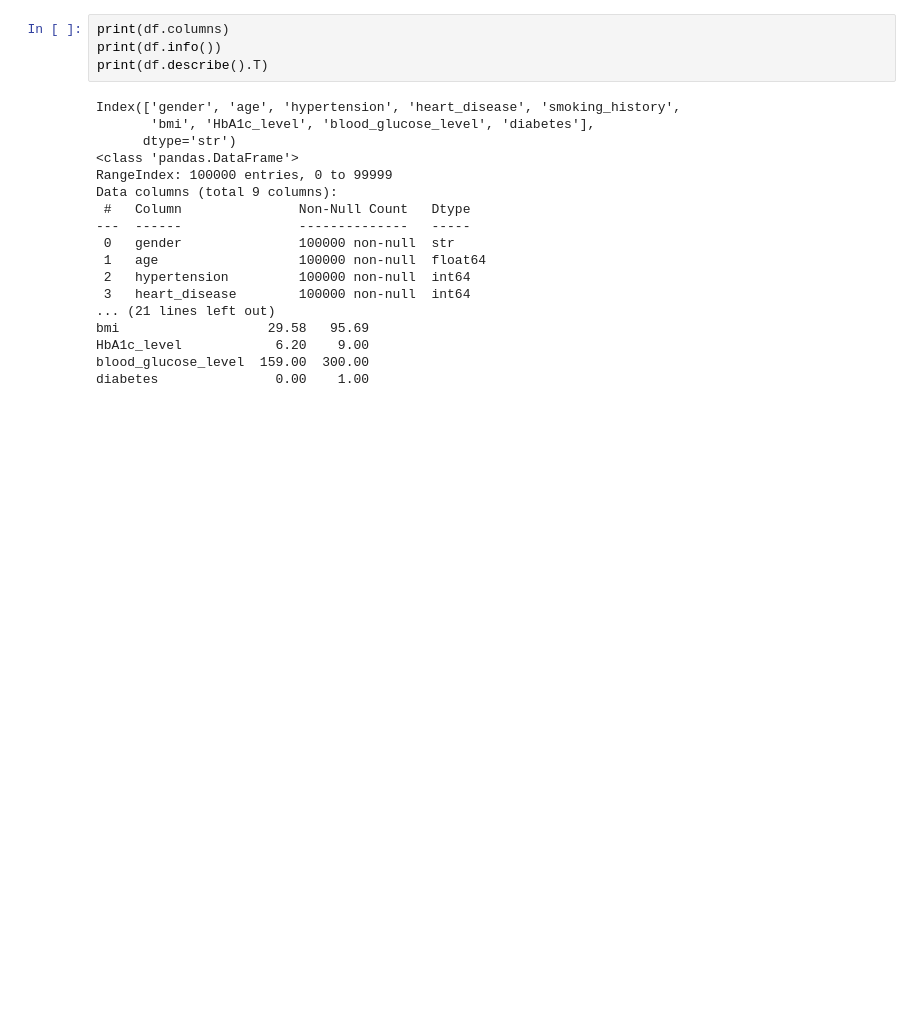
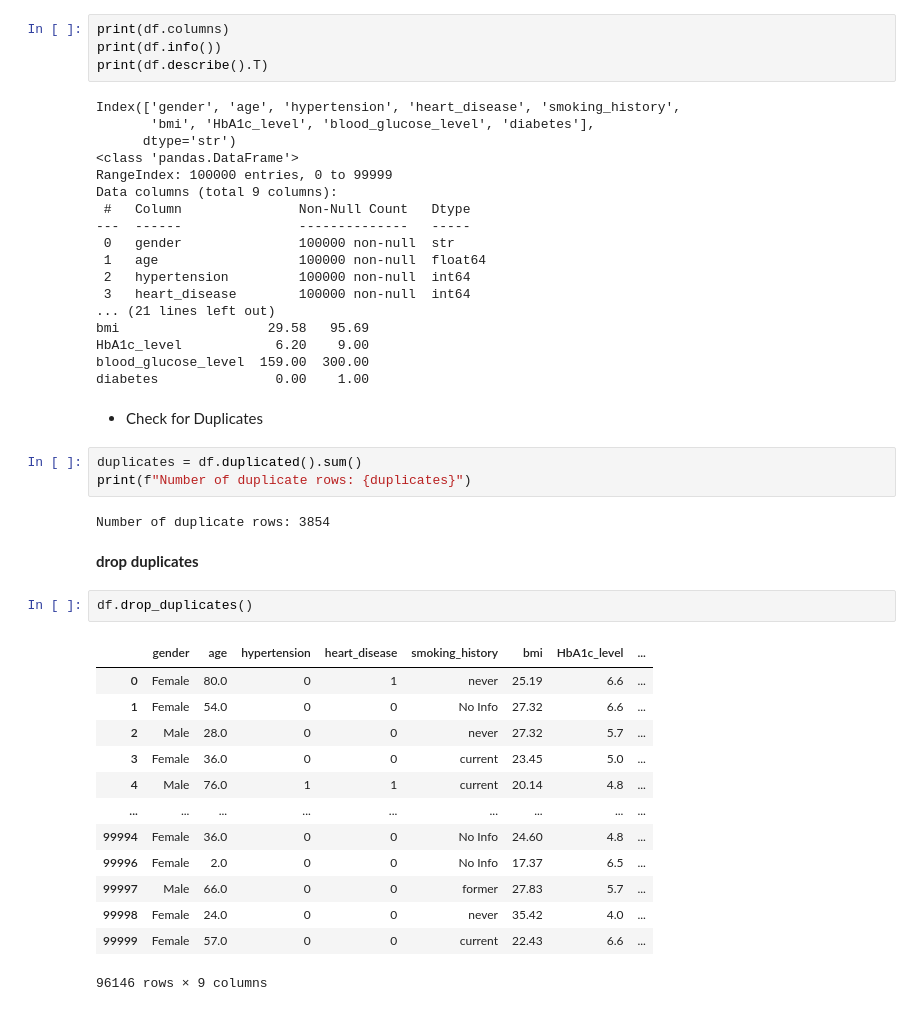
Before and after one commit to divneyrop/data-portfolio, a Jupyter notebook: notebooks/diabetes/eda.ipynb, the cells around one changed output. Cells and saved outputs as stored; diff of their text form; blank space fills up the shorter version.

```diff
--- a/notebooks/diabetes/eda.ipynb
+++ b/notebooks/diabetes/eda.ipynb
@@ -29,3 +29,28 @@ bmi                   29.58   95.69
 HbA1c_level            6.20    9.00
 blood_glucose_level  159.00  300.00
 diabetes               0.00    1.00
+# %% [markdown]
+* Check for Duplicates
+# %%
+duplicates = df.duplicated().sum()
+print(f"Number of duplicate rows: {duplicates}")
+# %% [output]
+Number of duplicate rows: 3854
+# %% [markdown]
+**drop duplicates**
+# %%
+df.drop_duplicates()
+# %% [output]
+|  | gender | age | hypertension | heart_disease | smoking_history | bmi | HbA1c_level | ... |
+| 0 | Female | 80.0 | 0 | 1 | never | 25.19 | 6.6 | ... |
+| 1 | Female | 54.0 | 0 | 0 | No Info | 27.32 | 6.6 | ... |
+| 2 | Male | 28.0 | 0 | 0 | never | 27.32 | 5.7 | ... |
+| 3 | Female | 36.0 | 0 | 0 | current | 23.45 | 5.0 | ... |
+| 4 | Male | 76.0 | 1 | 1 | current | 20.14 | 4.8 | ... |
+| ... | ... | ... | ... | ... | ... | ... | ... | ... |
+| 99994 | Female | 36.0 | 0 | 0 | No Info | 24.60 | 4.8 | ... |
+| 99996 | Female | 2.0 | 0 | 0 | No Info | 17.37 | 6.5 | ... |
+| 99997 | Male | 66.0 | 0 | 0 | former | 27.83 | 5.7 | ... |
+| 99998 | Female | 24.0 | 0 | 0 | never | 35.42 | 4.0 | ... |
+| 99999 | Female | 57.0 | 0 | 0 | current | 22.43 | 6.6 | ... |
+96146 rows × 9 columns
```
Also changed, not shown: parts of 3 cells of this notebook, 1 other file.
